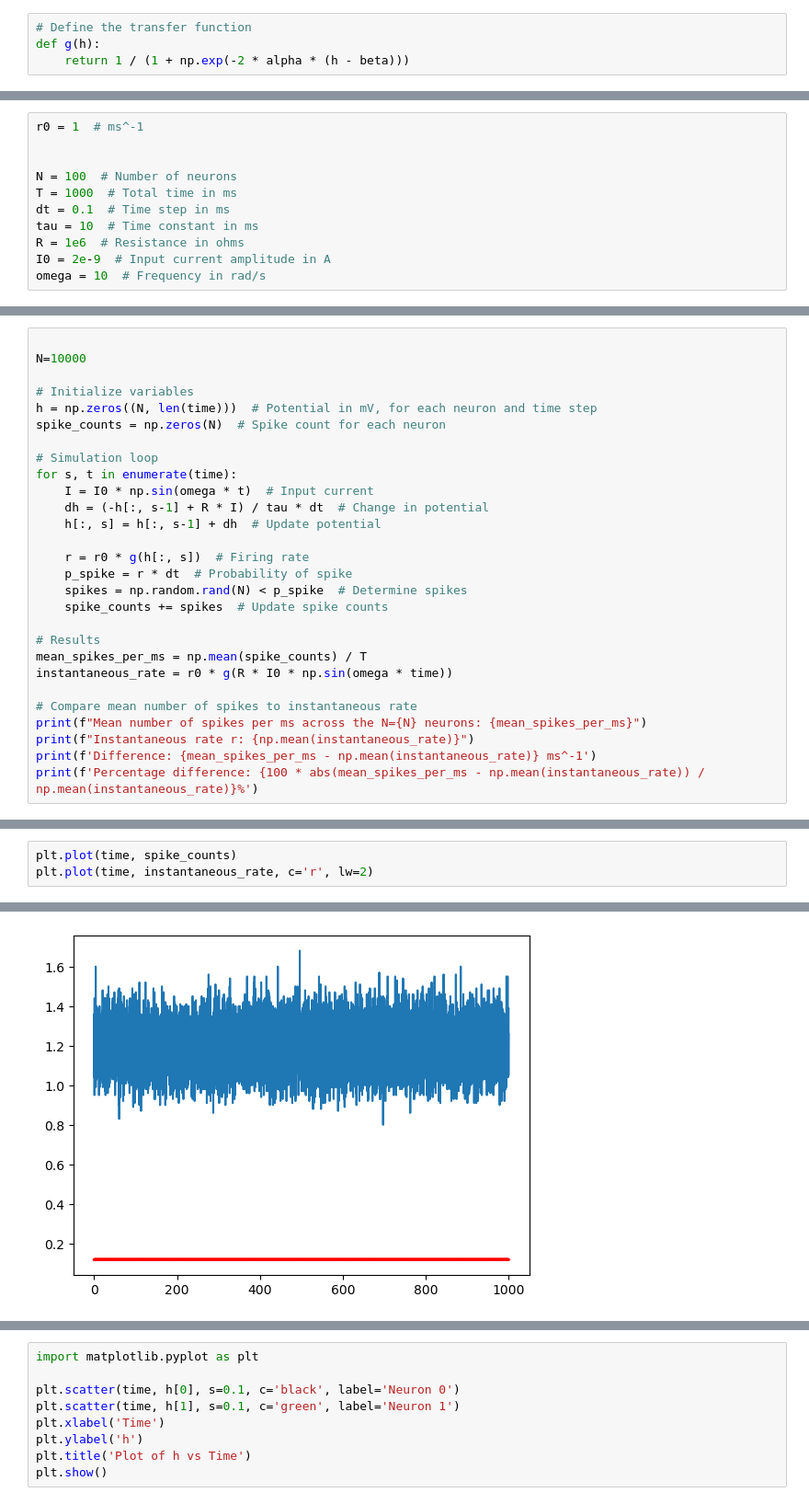
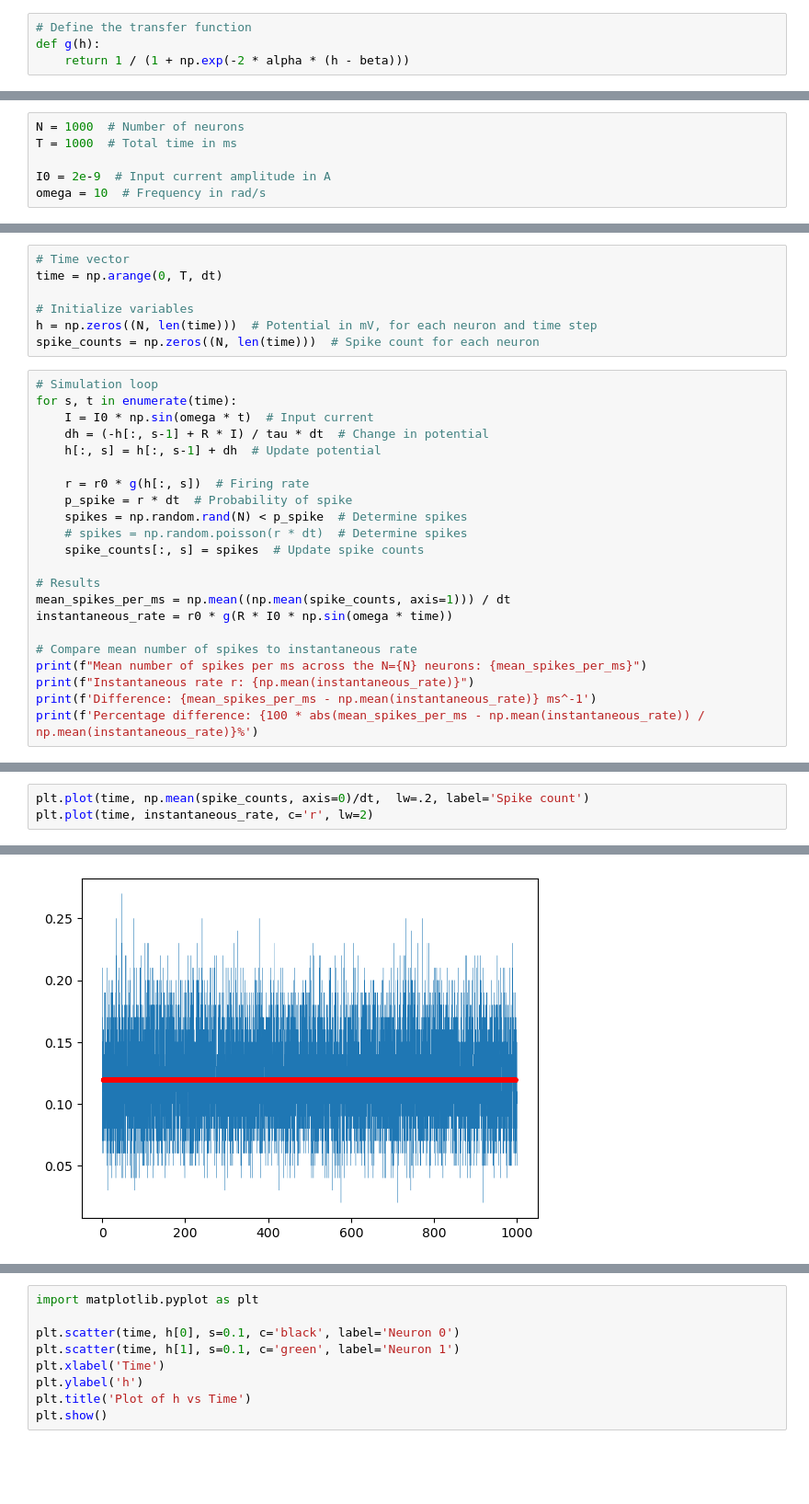
Before and after one commit to konsdibons/EPFL-NX-465-Computational-neuroscience-neuronal-dynamics, a Jupyter notebook: ex0.ipynb, the cells around one changed output, grey strips where cells are left out. Shown at 92% size. Saved outputs shown, nothing was run; the diff lists cells and outputs as text; blank space fills up the shorter version.

```diff
--- a/ex0.ipynb
+++ b/ex0.ipynb
@@ -57,11 +83,6 @@ To visualize this, you can plot ( g(h_i) ) against ( h_i ) for a range of values
 # %%
-r0 = 1  # ms^-1
+N = 1000  # Number of neurons
+T = 1000  # Total time in ms
 
-
-N = 100  # Number of neurons
-T = 1000  # Total time in ms
-dt = 0.1  # Time step in ms
-tau = 10  # Time constant in ms
-R = 1e6  # Resistance in ohms
 I0 = 2e-9  # Input current amplitude in A
 omega = 10  # Frequency in rad/s
@@ -71,11 +89,11 @@ time = np.arange(0, T, dt)
+# %%
+# Time vector
+time = np.arange(0, T, dt)
+
+# Initialize variables
+h = np.zeros((N, len(time)))  # Potential in mV, for each neuron and time step
+spike_counts = np.zeros((N, len(time)))  # Spike count for each neuron
 # %%
-
-N=10000
-
-# Initialize variables
-h = np.zeros((N, len(time)))  # Potential in mV, for each neuron and time step
-spike_counts = np.zeros(N)  # Spike count for each neuron
-
 # Simulation loop
 for s, t in enumerate(time):
     I = I0 * np.sin(omega * t)  # Input current
@@ -85,10 +103,11 @@ for s, t in enumerate(time):
     r = r0 * g(h[:, s])  # Firing rate
     p_spike = r * dt  # Probability of spike
     spikes = np.random.rand(N) < p_spike  # Determine spikes
-    spike_counts += spikes  # Update spike counts
+    # spikes = np.random.poisson(r * dt)  # Determine spikes
+    spike_counts[:, s] = spikes  # Update spike counts
 
 # Results
-mean_spikes_per_ms = np.mean(spike_counts) / T
+mean_spikes_per_ms = np.mean((np.mean(spike_counts, axis=1))) / dt
 instantaneous_rate = r0 * g(R * I0 * np.sin(omega * time))
 
 # Compare mean number of spikes to instantaneous rate
@@ -104,6 +123,6 @@ Percentage difference: 0.0730977482413441%
 # %%
-plt.plot(time, spike_counts)
+plt.plot(time, np.mean(spike_counts, axis=0)/dt,  lw=.2, label='Spike count')
 plt.plot(time, instantaneous_rate, c='r', lw=2)
 # %% [output]
 [<matplotlib.lines.Line2D at 0x...>]
-[figure, old version]
+[figure, new version]
```
Also changed, not shown: parts of 12 cells of this notebook, 2 other files.
